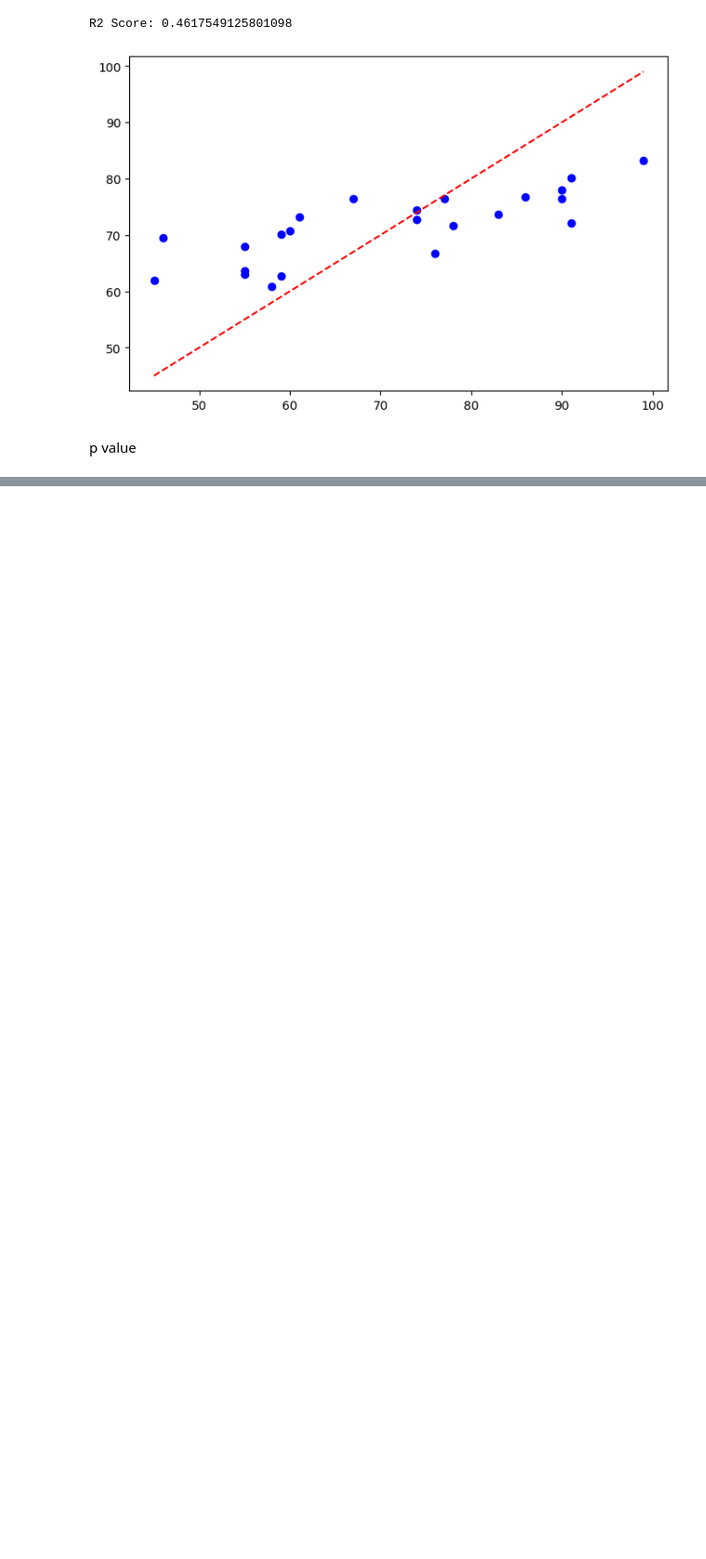
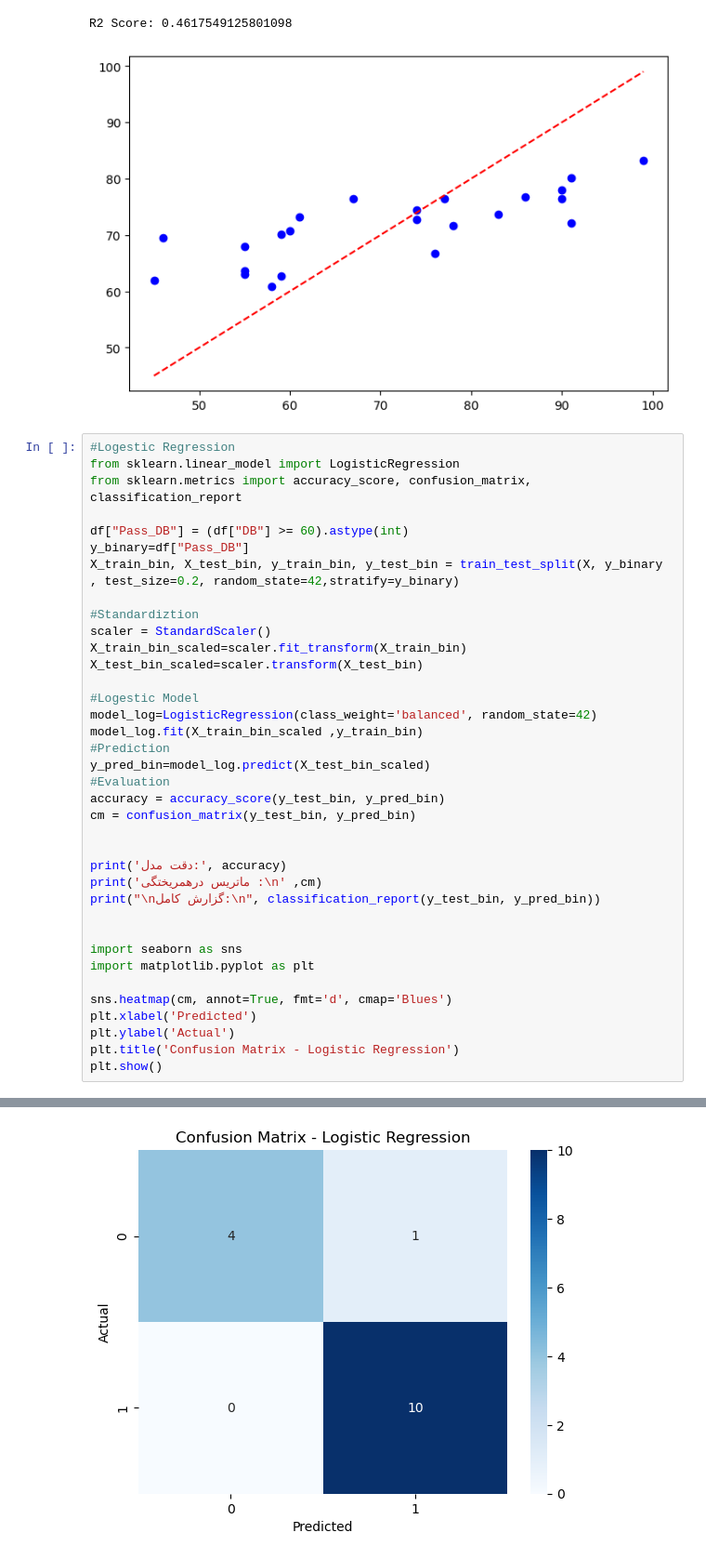
Before and after one commit to Moein1239/Student-Success-Optimization, a Jupyter notebook: Code/United1.ipynb, the cells around one changed output, grey strips where cells are left out. Shown at 93% size. Saved outputs shown, nothing was run; the diff lists cells and outputs as text; blank space fills up the shorter version.

Commit message:
Added Logestic Regression

```diff
--- a/Code/United1.ipynb
+++ b/Code/United1.ipynb
@@ -304,5 +303,41 @@ plt.show()
 # %% [output]
 R2 Score: 0.4617549125801098
 [figure]
-# %% [markdown]
-p value
+# %%
+#Logestic Regression
+from sklearn.linear_model import LogisticRegression
+from sklearn.metrics import accuracy_score, confusion_matrix, classification_report
+
+df["Pass_DB"] = (df["DB"] >= 60).astype(int)
+y_binary=df["Pass_DB"]
+X_train_bin, X_test_bin, y_train_bin, y_test_bin = train_test_split(X, y_binary , test_size=0.2, random_state=42,stratify=y_binary)
+
+#Standardiztion
+scaler = StandardScaler()
+X_train_bin_scaled=scaler.fit_transform(X_train_bin)
+X_test_bin_scaled=scaler.transform(X_test_bin)
+
+#Logestic Model
+model_log=LogisticRegression(class_weight='balanced', random_state=42)
+model_log.fit(X_train_bin_scaled ,y_train_bin)
+#Prediction
+y_pred_bin=model_log.predict(X_test_bin_scaled)
+#Evaluation
+accuracy = accuracy_score(y_test_bin, y_pred_bin)
+cm = confusion_matrix(y_test_bin, y_pred_bin)
+
+
+print('دقت مدل:', accuracy)
+print('ماتریس درهمریختگی :\n' ,cm)
+print("\nگزارش کامل:\n", classification_report(y_test_bin, y_pred_bin))
+
+
+import seaborn as sns
+import matplotlib.pyplot as plt
+
+sns.heatmap(cm, annot=True, fmt='d', cmap='Blues')
+plt.xlabel('Predicted')
+plt.ylabel('Actual')
+plt.title('Confusion Matrix - Logistic Regression')
+plt.show()
+# %% [output]
@@ -308,0 +358 @@ p value
+[figure, added]
```
Also changed, not shown: parts of 5 cells of this notebook.
